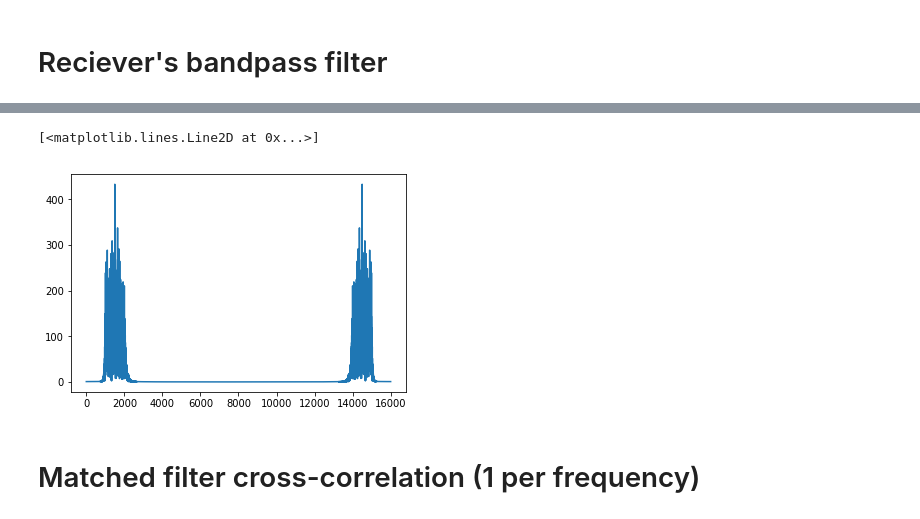
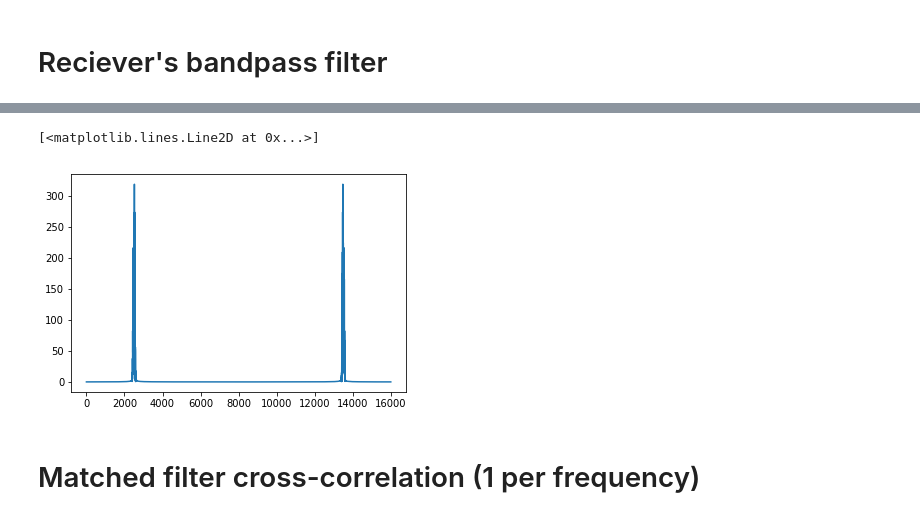
Before and after one commit to lucieperrotta/PDC, a Jupyter notebook: waveformFormer.ipynb, the cells around one changed output, grey strips where cells are left out. Drawn from its saved outputs; the diff is of its cells as text; code cells hidden in the pictures.

Commit message:
reciever bandpass revisited

```diff
--- a/waveformFormer.ipynb
+++ b/waveformFormer.ipynb
@@ -177,9 +182,15 @@ plt.plot(abs(np.fft.fft(samples, Fs)))
-# %%
-filtered_noise = butter_bandpass_filter(samples, 1000, 2000, Fs, order=10)
-plt.plot(abs(np.fft.fft(filtered_noise, Fs)))
-# %% [output]
-[<matplotlib.lines.Line2D at 0x...>]
-[figure, removed]
+# %%
+# rec_signal is an array of 7 signals corresponding to the filtered 7 frenquencies we may send
+
+rec_signal = []
+
+for i in range (1, 8):
+    rec_signal.append(butter_bandpass_filter(raw_signal, my_base[i]+freq_shift-base_distance/2, my_base[i]+freq_shift+base_distance/2, Fs, order=8))
+
+plt.plot(abs(np.fft.fft(rec_signal[3], Fs)))
+# %% [output]
+[<matplotlib.lines.Line2D at 0x...>]
+[figure, added]
 # %% [markdown]
 # Matched filter cross-correlation (1 per frequency)
 # %%
```
Also changed, not shown: parts of 8 cells of this notebook.
